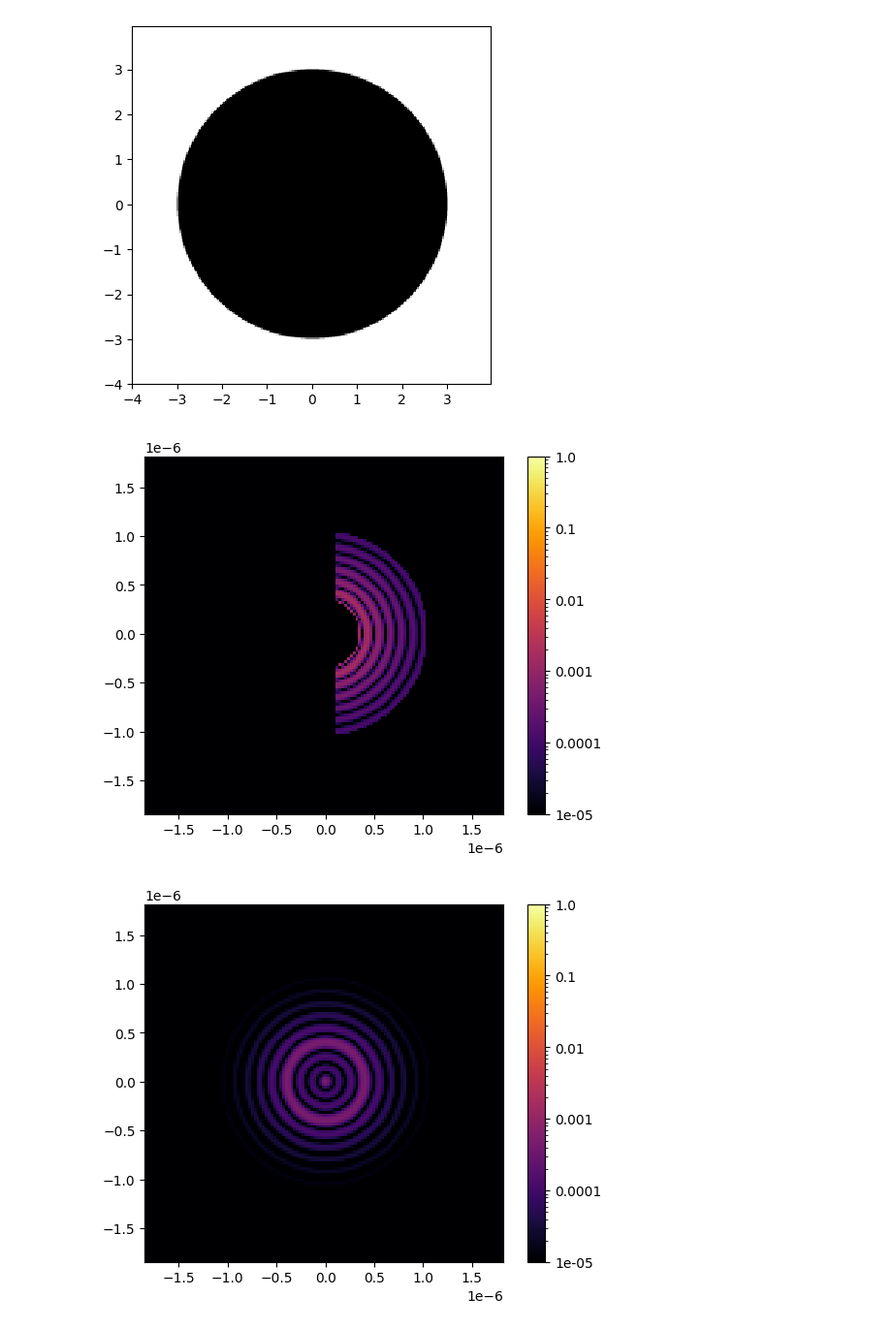
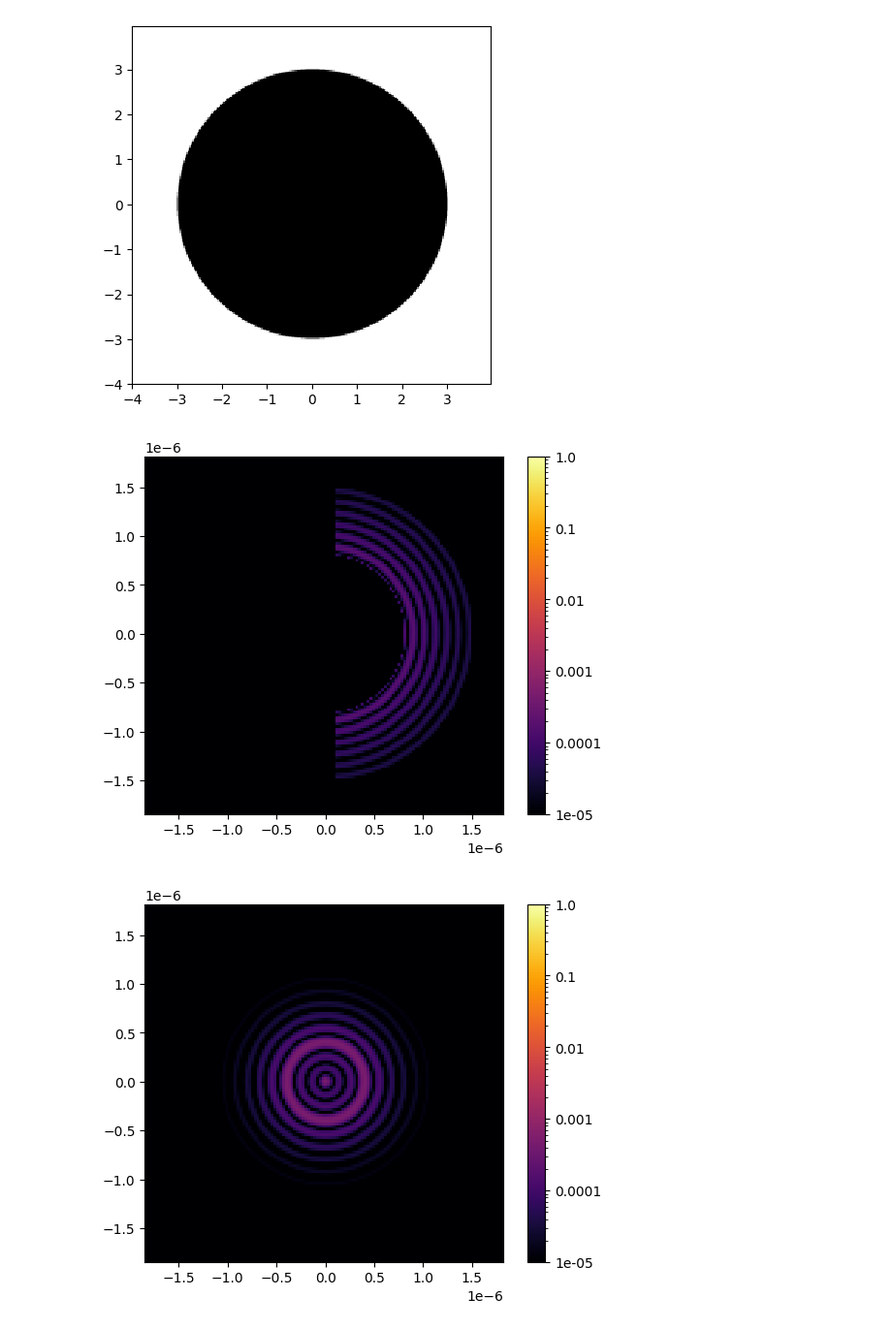
Before and after one commit to jlibermann/magaox-iefc-sim, a Jupyter notebook: Lyot_shift/iefc_lyot_shift.ipynb, the cells around one changed output. Shown at 97% size. Drawn from its saved outputs; the diff is of its cells as text; code cells hidden in the pictures.

Commit message:
Redefined DH so it's further from CG

```diff
--- a/Lyot_shift/iefc_lyot_shift.ipynb
+++ b/Lyot_shift/iefc_lyot_shift.ipynb
@@ -170,31 +170,42 @@ deformable_mirror = DeformableMirror(influence_functions)
 num_modes = deformable_mirror.num_actuators
 # %%
 # Define control region
+
+# TODO: Start w/ region further from optical axis---try box at 10 lambda/D, right now I think that modes are behind CG, poorly sensed
+
+
 Dtel = 6.5
 fourier_grid = make_pupil_grid(32, 32)        # Define grid
 
-fourier_mask = (fourier_grid.as_('polar').r < 10) * (fourier_grid.as_('polar').r > 2)   # Overlay modes from 2-10 lambda/d
+
+# fourier_mask = (fourier_grid.as_('polar').r < 10) * (fourier_grid.as_('polar').r > 2)   # Overlay modes from 2-10 lambda/d
+# fourier_mask *= fourier_grid.x > 0
+
+# focal_mask = (focal_grid.as_('polar').r < 9*sr) * (focal_grid.as_('polar').r > 3*sr)    # We prev. defined as 1 lambda/D
+# focal_mask *= focal_grid.x > 1*sr
+
+fourier_mask = (fourier_grid.as_('polar').r < 14) * (fourier_grid.as_('polar').r > 6)   # Overlay modes from 6-14 lambda/d
 fourier_mask *= fourier_grid.x > 0
 
-focal_mask = (focal_grid.as_('polar').r < 9*sr) * (focal_grid.as_('polar').r > 3*sr)    # We prev. defined as 1 lambda/D
+focal_mask = (focal_grid.as_('polar').r < 13*sr) * (focal_grid.as_('polar').r > 7*sr)
 focal_mask *= focal_grid.x > 1*sr
 
 dark_hole_pixels = focal_image.power*focal_mask # Apply DH mask to image
 
 imshow_psf(dark_hole_pixels/focal_image.power.max() + 1e-16, vmax=1, vmin=1e-5)
 plt.show()
 
 fourier_basis = make_fourier_basis(pupil_grid, fourier_grid.scaled(2 * np.pi / Dtel))
 
 # Select Fourier modes that fall within DH
 selected_modes = fourier_grid.subset(fourier_mask>0)
 
 fourier_basis_selected = make_fourier_basis(pupil_grid, selected_modes.scaled(2 * np.pi / Dtel))   # Basis w/ seelected Fourier modes from control region
 
 fourier_dm = DeformableMirror(fourier_basis)
 fourier_dm_selected = DeformableMirror(fourier_basis_selected)  # Create DM w/ only the selected modesw from control region
 # %% [output]
-[figure, old version]
+[figure, new version]
 # %%
 # Determine where actuator falls wrt pupil and define probes
 
```
Also changed, not shown: parts of 9 cells of this notebook.
